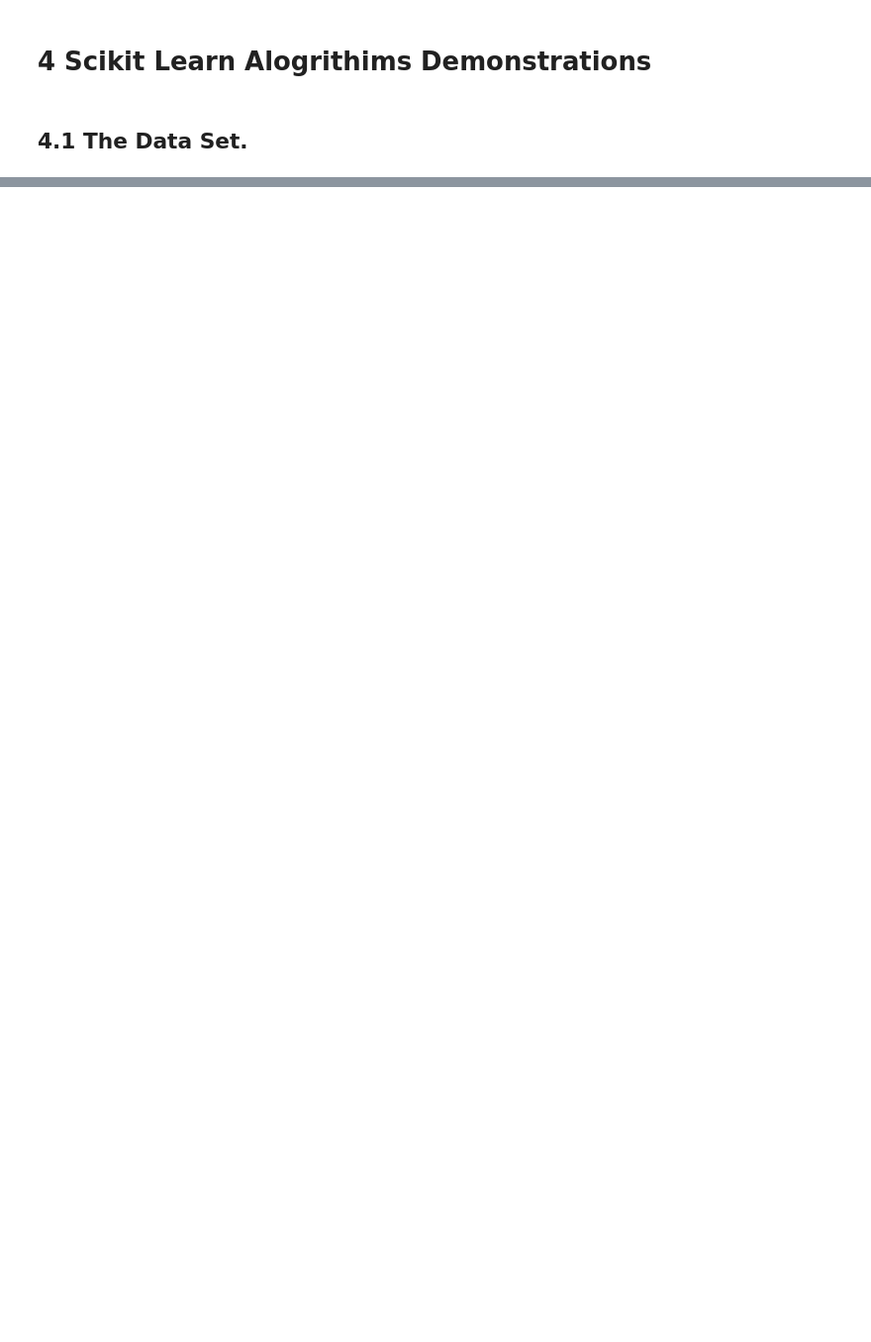
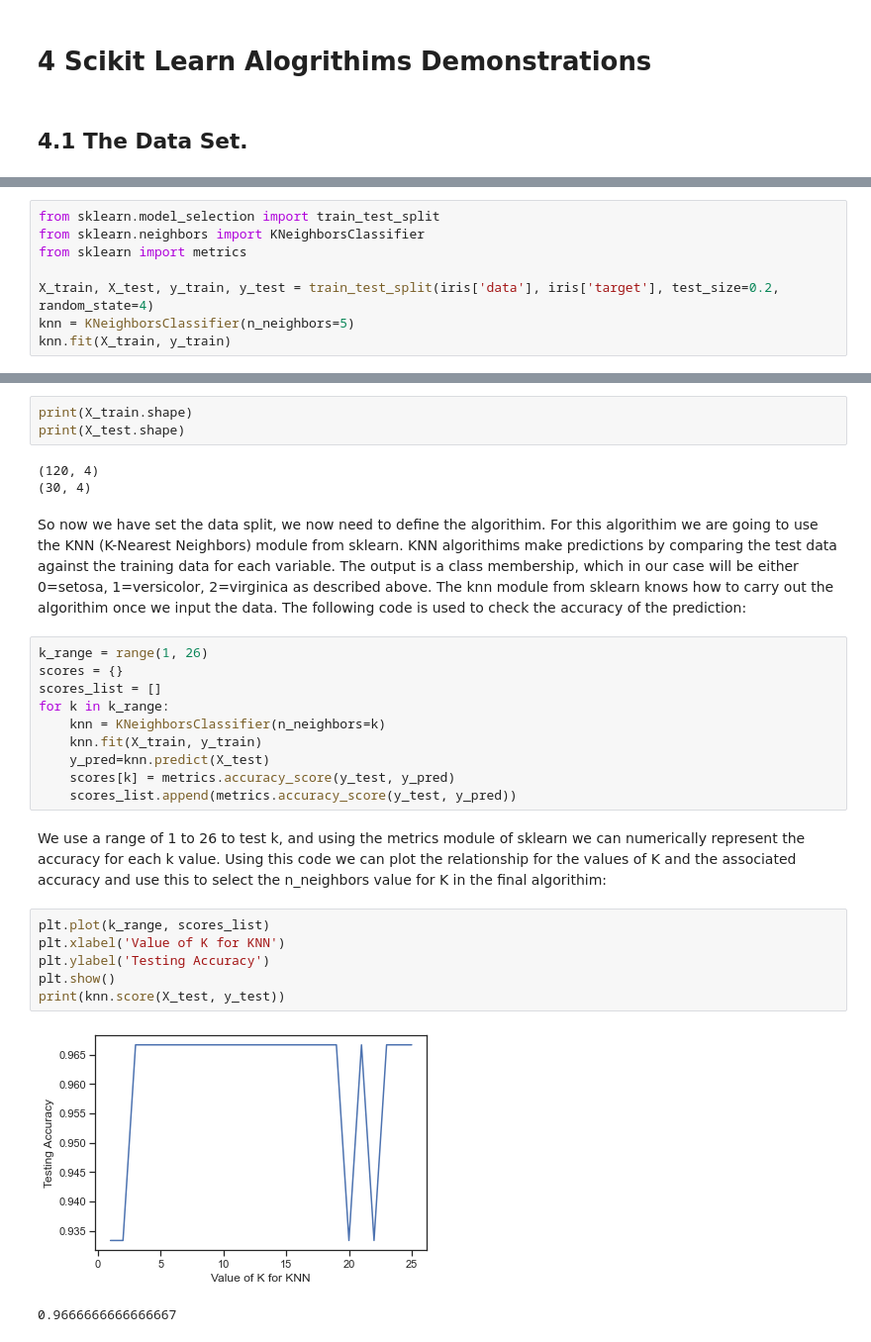
Before and after one commit to Keitho08/machine_learning_assignment, a Jupyter notebook: scikit-learn.ipynb, the cells around one changed output, grey strips where cells are left out. Shown: that part at 99% size. Drawn from its saved outputs; the diff is of its cells as text; blank space fills up the shorter version.

```diff
--- a/scikit-learn.ipynb
+++ b/scikit-learn.ipynb
@@ -91,0 +246,8 @@ iris = load_iris()
+# %%
+from sklearn.model_selection import train_test_split
+from sklearn.neighbors import KNeighborsClassifier
+from sklearn import metrics
+
+X_train, X_test, y_train, y_test = train_test_split(iris['data'], iris['target'], test_size=0.2, random_state=4)
+knn = KNeighborsClassifier(n_neighbors=5)
+knn.fit(X_train, y_train)
@@ -91,0 +258,29 @@ iris = load_iris()
+# %%
+print(X_train.shape)
+print(X_test.shape)
+# %% [output]
+(120, 4)
+(30, 4)
+# %% [markdown]
+So now we have set the data split, we now need to define the algorithim. For this algorithim we are going to use the KNN (K-Nearest Neighbors) module from sklearn. KNN algorithims make predictions by comparing the test data against the training data for each variable. The output is a class membership, which in our case will be either 0=setosa, 1=versicolor, 2=virginica as described above. The knn module from sklearn knows how to carry out the algorithim once we input the data. The following code is used to check the accuracy of the prediction:
+# %%
+k_range = range(1, 26)
+scores = {}
+scores_list = []
+for k in k_range:
+    knn = KNeighborsClassifier(n_neighbors=k)
+    knn.fit(X_train, y_train)
+    y_pred=knn.predict(X_test)
+    scores[k] = metrics.accuracy_score(y_test, y_pred)
+    scores_list.append(metrics.accuracy_score(y_test, y_pred))
+# %% [markdown]
+We use a range of 1 to 26 to test k, and using the metrics module of sklearn we can numerically represent the accuracy for each k value. Using this code we can plot the relationship for the values of K and the associated accuracy and use this to select the n_neighbors value for K in the final algorithim:
+# %%
+plt.plot(k_range, scores_list)
+plt.xlabel('Value of K for KNN')
+plt.ylabel('Testing Accuracy')
+plt.show()
+print(knn.score(X_test, y_test))
+# %% [output]
+[figure, added]
+0.9666666666666667
```
Also changed, not shown: parts of 33 cells of this notebook, 6 other files.
